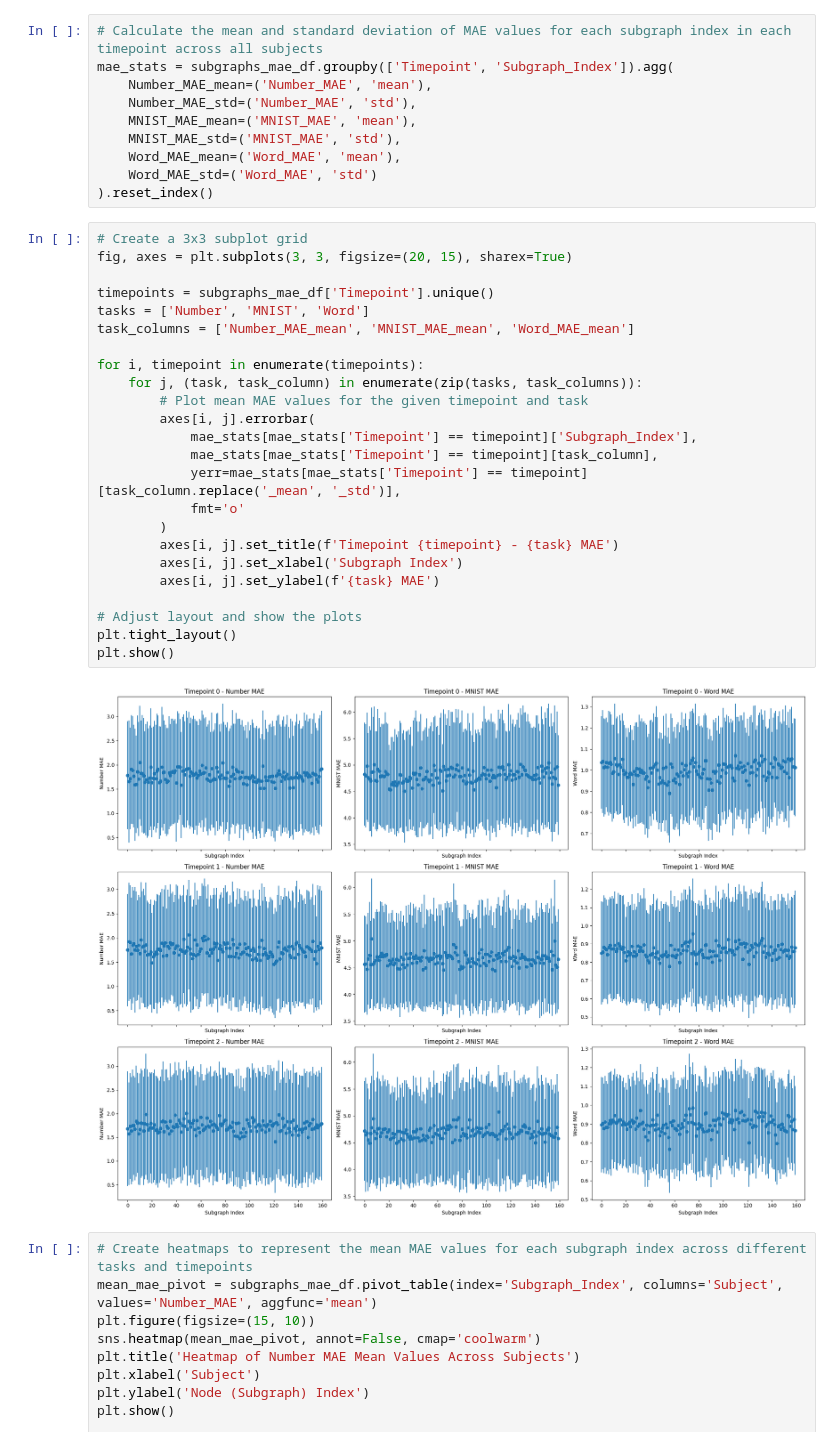
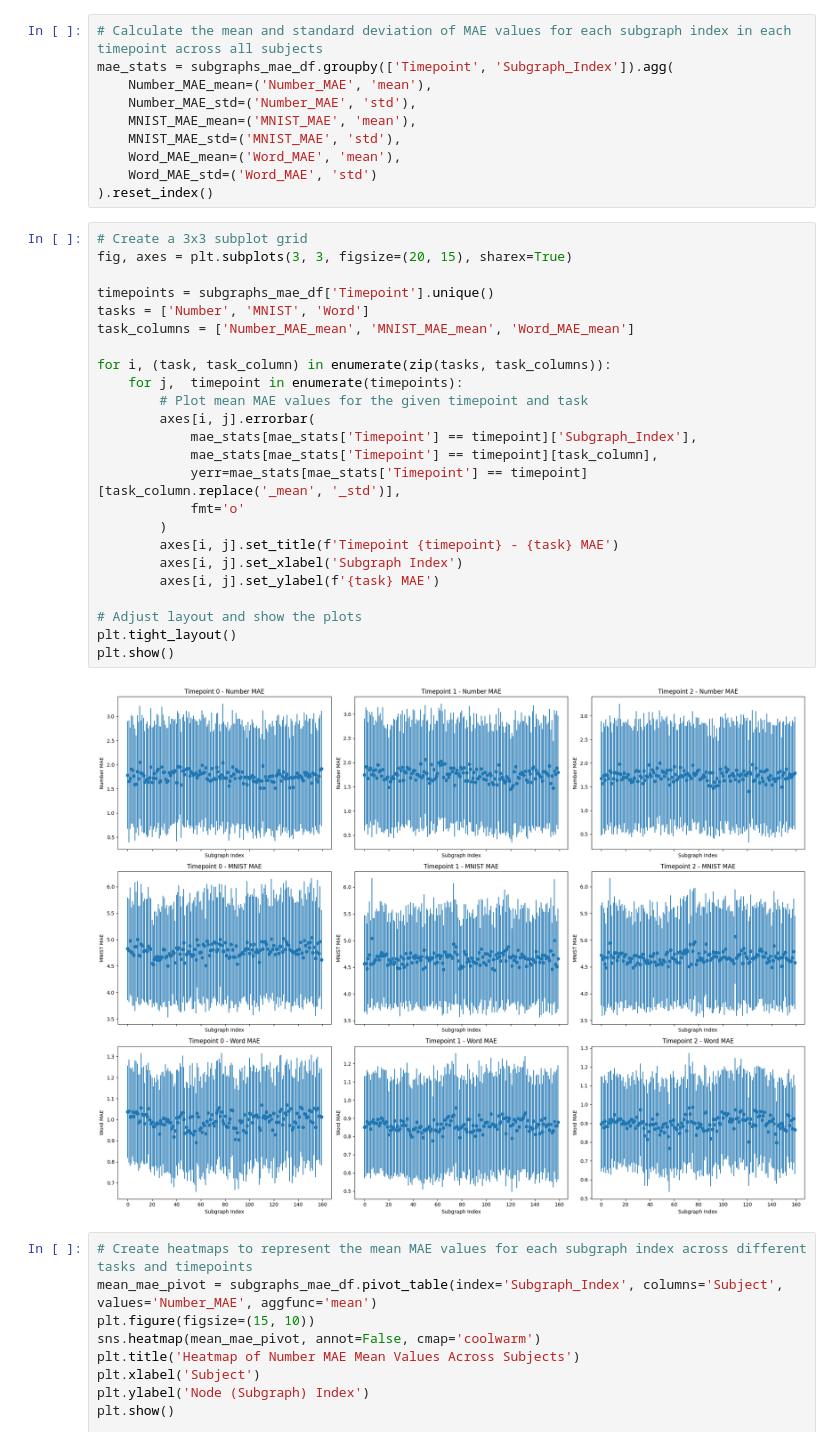
Before and after one commit to GitaAyu06/Cog-GNN, a Jupyter notebook: cognitive_property-analysis.ipynb, the cells around one changed output. Saved outputs shown, nothing was run; the diff lists cells and outputs as text.

```diff
--- a/cognitive_property-analysis.ipynb
+++ b/cognitive_property-analysis.ipynb
@@ -396,29 +473,29 @@ mae_stats = subgraphs_mae_df.groupby(['Timepoint', 'Subgraph_Index']).agg(
 # %%
 # Create a 3x3 subplot grid
 fig, axes = plt.subplots(3, 3, figsize=(20, 15), sharex=True)
 
 timepoints = subgraphs_mae_df['Timepoint'].unique()
 tasks = ['Number', 'MNIST', 'Word']
 task_columns = ['Number_MAE_mean', 'MNIST_MAE_mean', 'Word_MAE_mean']
 
-for i, timepoint in enumerate(timepoints):
-    for j, (task, task_column) in enumerate(zip(tasks, task_columns)):
+for i, (task, task_column) in enumerate(zip(tasks, task_columns)):
+    for j,  timepoint in enumerate(timepoints):
         # Plot mean MAE values for the given timepoint and task
         axes[i, j].errorbar(
             mae_stats[mae_stats['Timepoint'] == timepoint]['Subgraph_Index'],
             mae_stats[mae_stats['Timepoint'] == timepoint][task_column],
             yerr=mae_stats[mae_stats['Timepoint'] == timepoint][task_column.replace('_mean', '_std')],
             fmt='o'
         )
         axes[i, j].set_title(f'Timepoint {timepoint} - {task} MAE')
         axes[i, j].set_xlabel('Subgraph Index')
         axes[i, j].set_ylabel(f'{task} MAE')
 
 # Adjust layout and show the plots
 plt.tight_layout()
 plt.show()
 # %% [output]
-[figure, old version]
+[figure, new version]
 # %%
 # Create heatmaps to represent the mean MAE values for each subgraph index across different tasks and timepoints
 mean_mae_pivot = subgraphs_mae_df.pivot_table(index='Subgraph_Index', columns='Subject', values='Number_MAE', aggfunc='mean')
```
Also changed, not shown: parts of 12 cells of this notebook.
